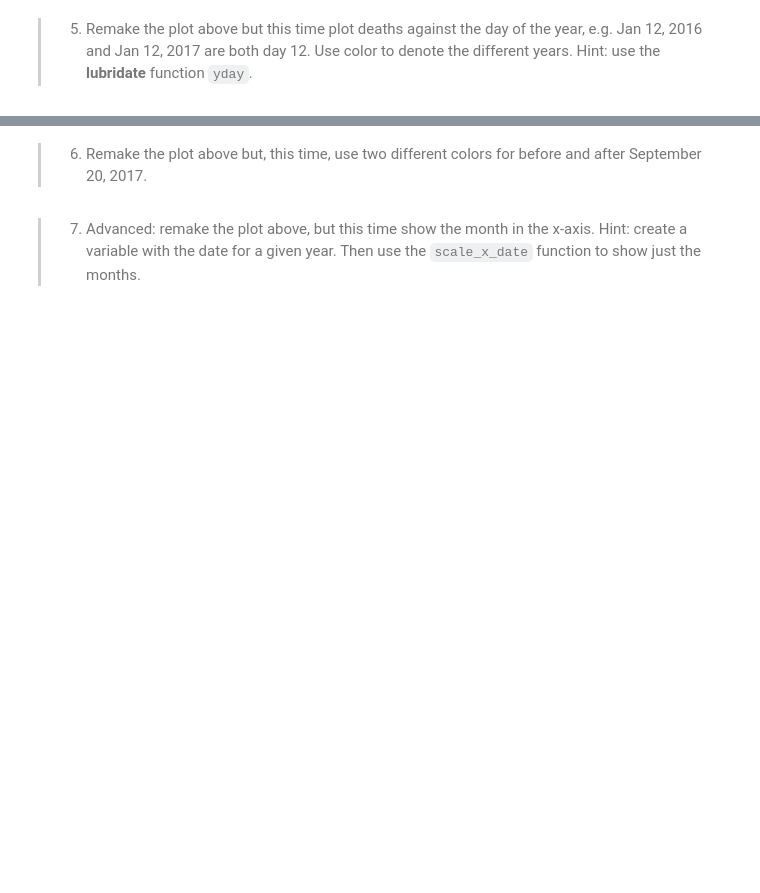
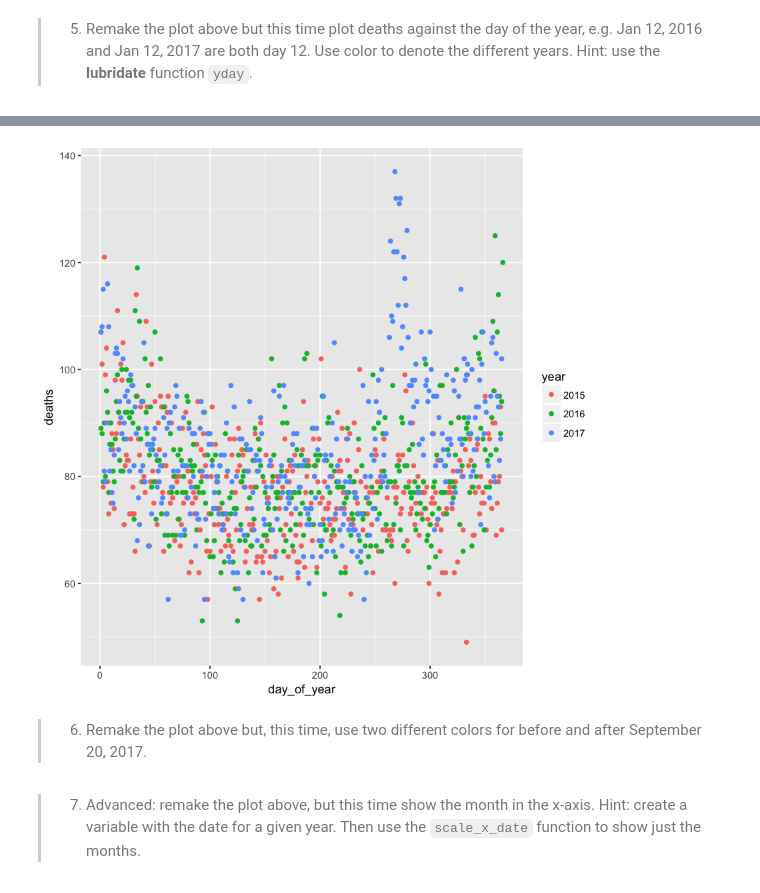
Before and after one commit to mldwr/dsbook_exercises, a Jupyter notebook: ex_41_dates_and_times.ipynb, the cells around one changed output, grey strips where cells are left out. Saved outputs shown, nothing was run; the diff lists cells and outputs as text; code cells hidden in the pictures; blank space fills up the shorter version.

```diff
--- a/ex_41_dates_and_times.ipynb
+++ b/ex_41_dates_and_times.ipynb
@@ -95,2 +150,7 @@ Warning message:
 # %% [markdown]
 >5. Remake the plot above but this time plot deaths against the day of the year, e.g. Jan 12, 2016 and Jan 12, 2017 are both day 12. Use color to denote the different years. Hint: use the __lubridate__ function `yday`.
+# %%
+tab <- tab %>% mutate(day_of_year = yday(date))
+# %%
+tab %>% filter(year!=2018) %>% ggplot(aes(day_of_year,deaths,col=year)) + geom_point()
+# %% [output]
@@ -97,3 +159,4 @@ Warning message:
+[figure, added]
 # %% [markdown]
 >6. Remake the plot above but, this time, use two different colors for before and after September 20, 2017.
 # %% [markdown]
```
Also changed, not shown: parts of 8 cells of this notebook.
